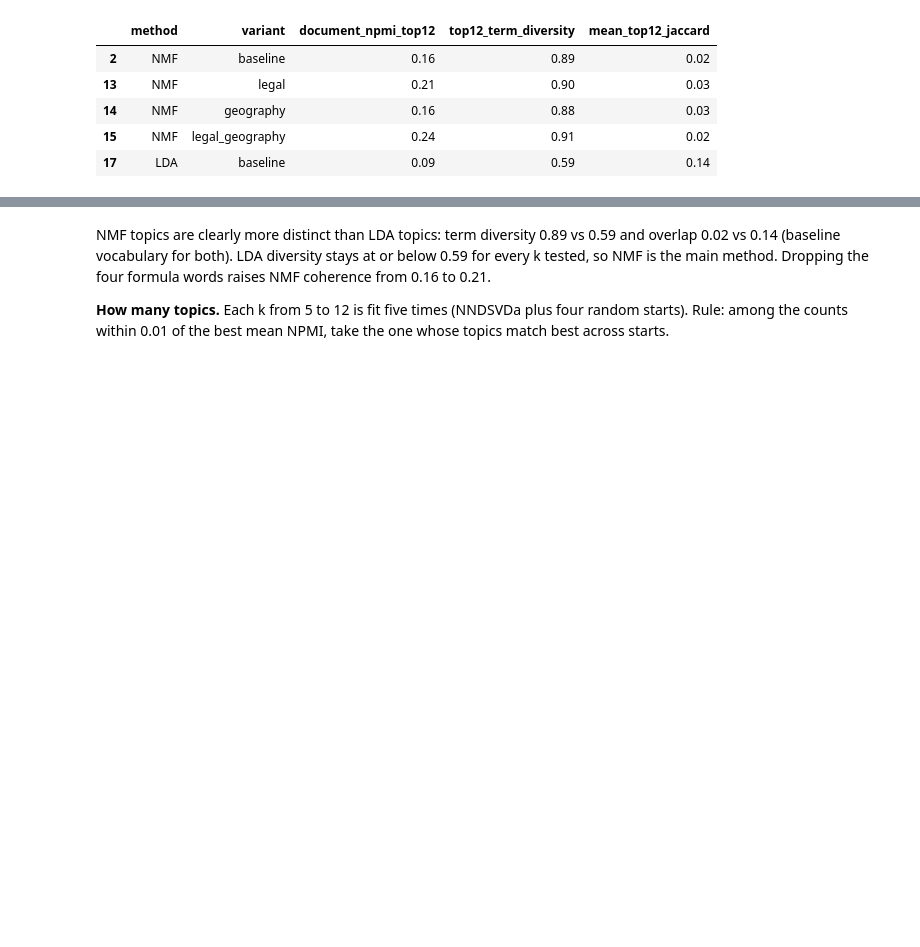
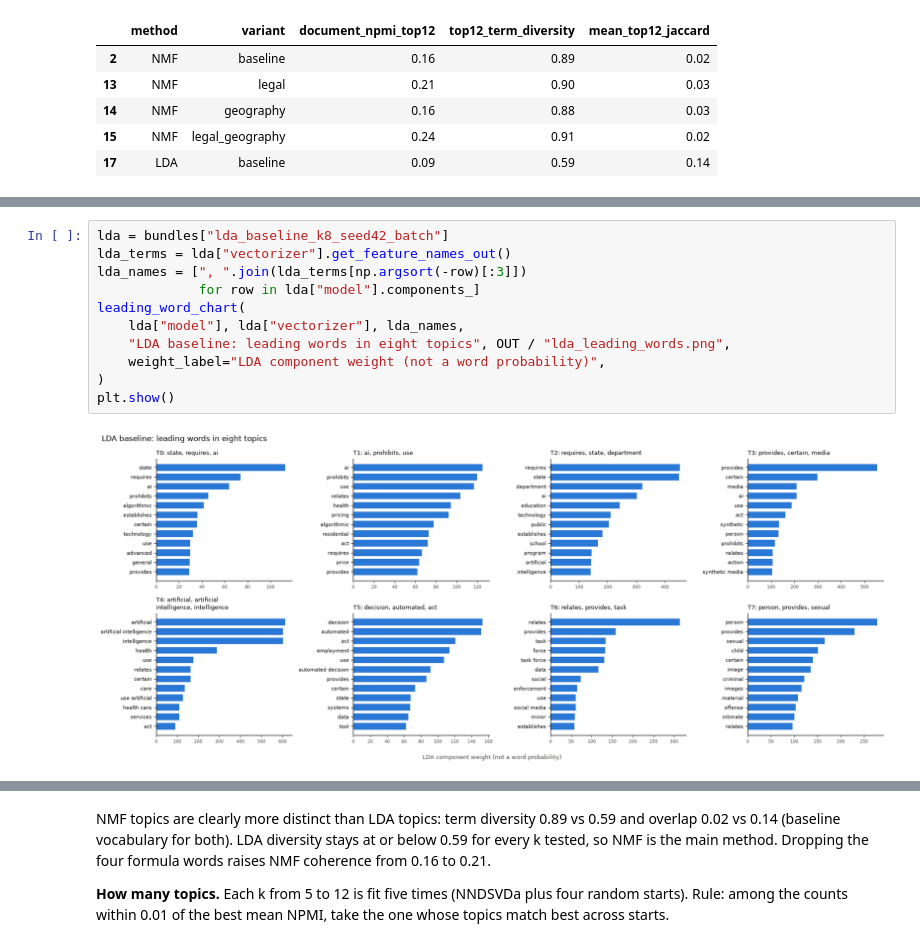
Before and after one commit to dhMontes/siads696-state-of-ai, a Jupyter notebook: notebooks/03_topic_analysis.ipynb, the cells around one changed output, grey strips where cells are left out. Drawn from its saved outputs; the diff is of its cells as text; blank space fills up the shorter version.

```diff
--- a/notebooks/03_topic_analysis.ipynb
+++ b/notebooks/03_topic_analysis.ipynb
@@ -164,0 +173,13 @@ main_runs[["method", "variant", "document_npmi_top12", "top12_term_diversity", "
+# %%
+lda = bundles["lda_baseline_k8_seed42_batch"]
+lda_terms = lda["vectorizer"].get_feature_names_out()
+lda_names = [", ".join(lda_terms[np.argsort(-row)[:3]])
+             for row in lda["model"].components_]
+leading_word_chart(
+    lda["model"], lda["vectorizer"], lda_names,
+    "LDA baseline: leading words in eight topics", OUT / "lda_leading_words.png",
+    weight_label="LDA component weight (not a word probability)",
+)
+plt.show()
+# %% [output]
+[figure, added]
```
Also changed, not shown: parts of 9 cells of this notebook, 4 other files.
